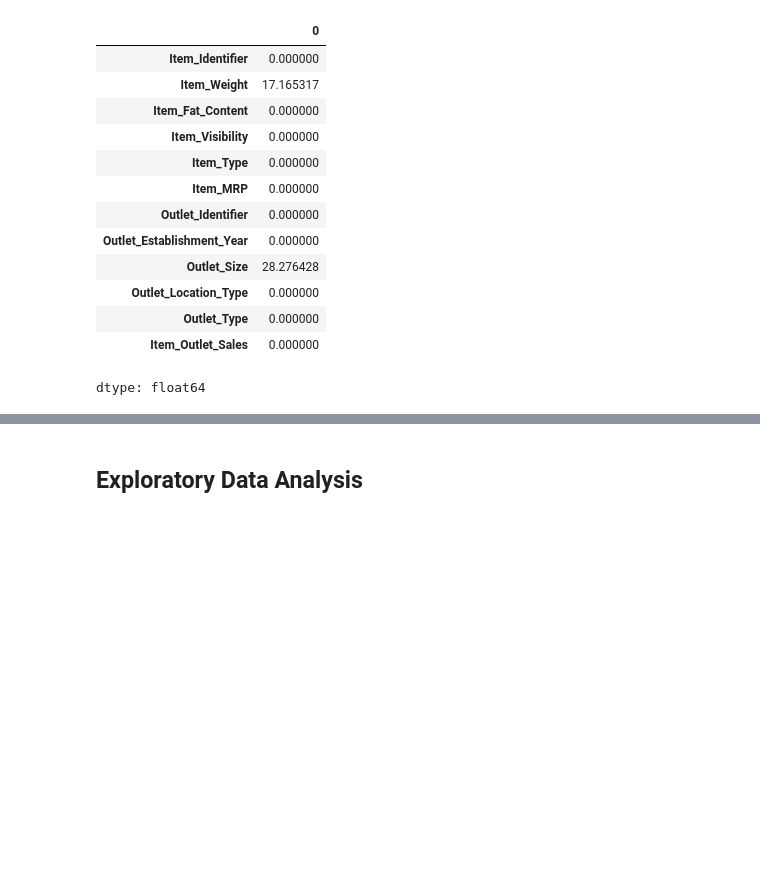
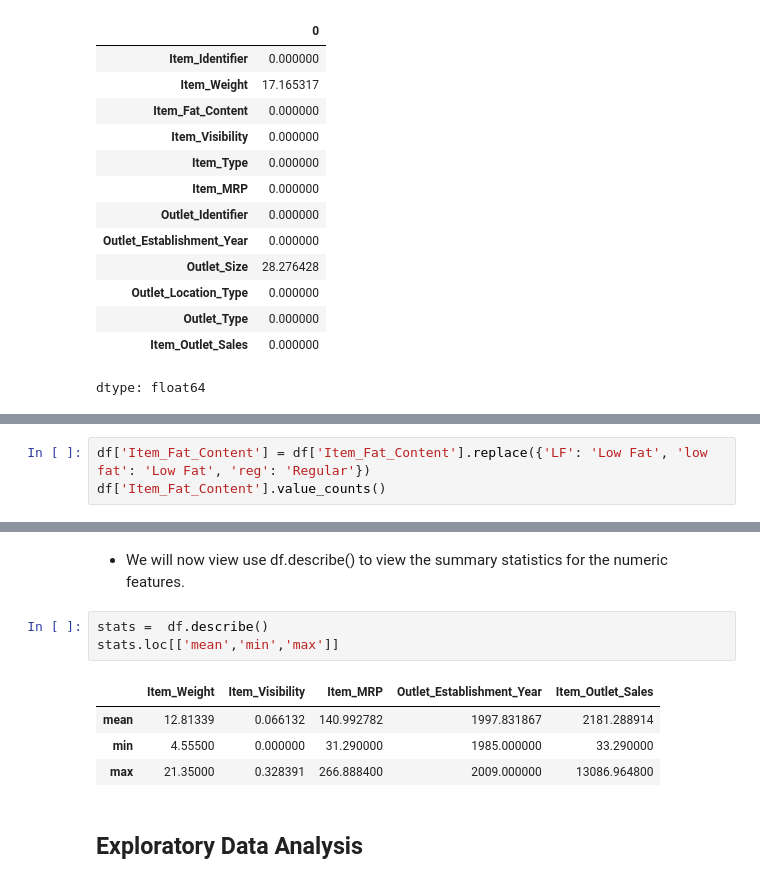
Before and after one commit to AymanAlnajjar/Prediction-of-Product-Sales, a Jupyter notebook: Prediction_of_Product_Sale.ipynb, the cells around one changed output, grey strips where cells are left out. Saved outputs shown, nothing was run; the diff lists cells and outputs as text; blank space fills up the shorter version.

```diff
--- a/Prediction_of_Product_Sale.ipynb
+++ b/Prediction_of_Product_Sale.ipynb
@@ -92,0 +162,3 @@ dtype: int64
+# %%
+df['Item_Fat_Content'] = df['Item_Fat_Content'].replace({'LF': 'Low Fat', 'low fat': 'Low Fat', 'reg': 'Regular'})
+df['Item_Fat_Content'].value_counts()
@@ -93,3 +171,13 @@ dtype: int64
+# %% [markdown]
+* We will now view use df.describe() to view the summary statistics for the numeric features.
+# %%
+stats =  df.describe()
+stats.loc[['mean','min','max']]
+# %% [output]
+|  | Item_Weight | Item_Visibility | Item_MRP | Outlet_Establishment_Year | Item_Outlet_Sales |
+| mean | 12.81339 | 0.066132 | 140.992782 | 1997.831867 | 2181.288914 |
+| min | 4.55500 | 0.000000 | 31.290000 | 1985.000000 | 33.290000 |
+| max | 21.35000 | 0.328391 | 266.888400 | 2009.000000 | 13086.964800 |
 # %% [markdown]
 ## Exploratory Data Analysis
 # %% [markdown]
```
Also changed, not shown: parts of 11 cells of this notebook.
